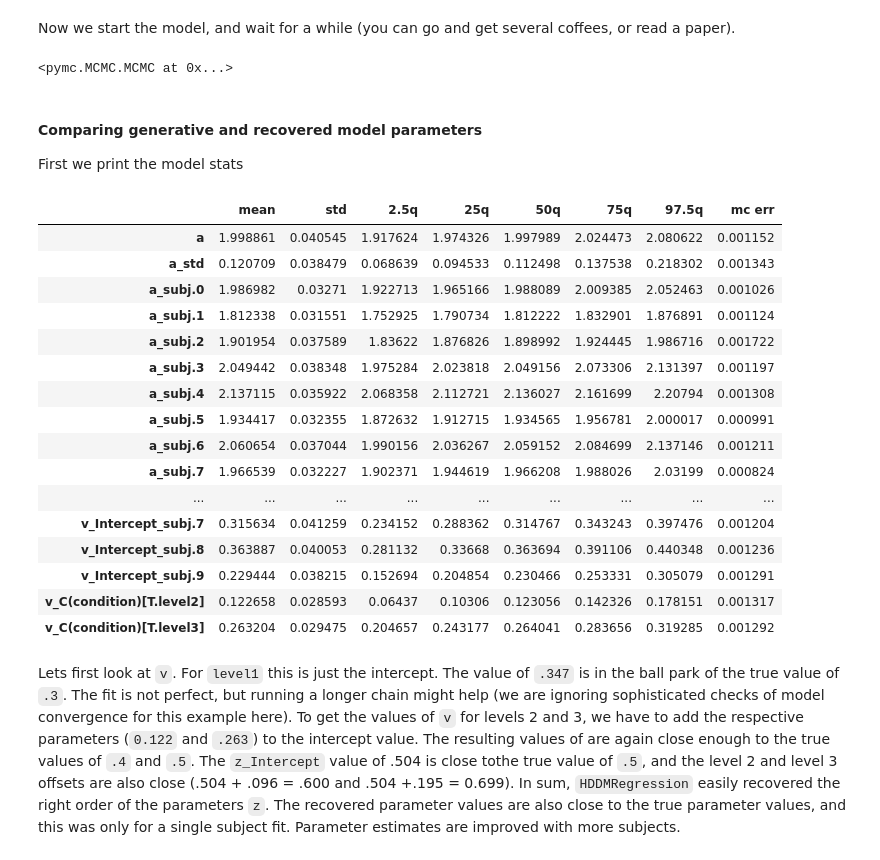
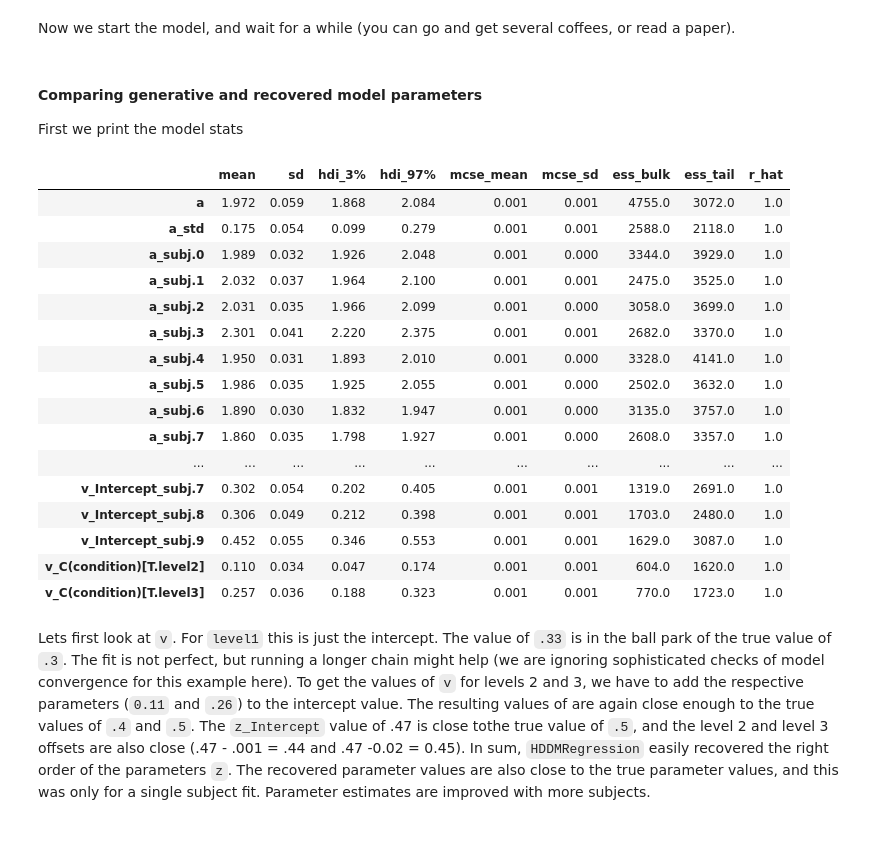
Before and after one commit to hcp4715/dockerHDDM, a Jupyter notebook: OfficialTutorials/HDDM_Regression_Stimcoding.ipynb, the cells around one changed output. Drawn from its saved outputs; the diff is of its cells as text; code cells hidden in the pictures.

```diff
--- a/OfficialTutorials/HDDM_Regression_Stimcoding.ipynb
+++ b/OfficialTutorials/HDDM_Regression_Stimcoding.ipynb
@@ -194,7 +236,3 @@ m_reg = hddm.HDDMRegressor(mydata, reg_descr, include=["v", "a", "t", "z"])
 # %% [markdown]
 Now we start the model, and wait for a while (you can go and get
 several coffees, or read a paper).
-# %%
-m_reg.sample(2000, burn=100)
-# %% [output]
-<pymc.MCMC.MCMC at 0x...>
@@ -202,37 +242,40 @@ m_reg.sample(2000, burn=100)
 #### Comparing generative and recovered model parameters
 
 First we print the model stats
-# %%
-m_reg.gen_stats()
-# %% [output]
-|  | mean | std | 2.5q | 25q | 50q | 75q | 97.5q | mc err |
-| a | 1.998861 | 0.040545 | 1.917624 | 1.974326 | 1.997989 | 2.024473 | 2.080622 | 0.001152 |
-| a_std | 0.120709 | 0.038479 | 0.068639 | 0.094533 | 0.112498 | 0.137538 | 0.218302 | 0.001343 |
-| a_subj.0 | 1.986982 | 0.03271 | 1.922713 | 1.965166 | 1.988089 | 2.009385 | 2.052463 | 0.001026 |
-| a_subj.1 | 1.812338 | 0.031551 | 1.752925 | 1.790734 | 1.812222 | 1.832901 | 1.876891 | 0.001124 |
-| a_subj.2 | 1.901954 | 0.037589 | 1.83622 | 1.876826 | 1.898992 | 1.924445 | 1.986716 | 0.001722 |
-| a_subj.3 | 2.049442 | 0.038348 | 1.975284 | 2.023818 | 2.049156 | 2.073306 | 2.131397 | 0.001197 |
-| a_subj.4 | 2.137115 | 0.035922 | 2.068358 | 2.112721 | 2.136027 | 2.161699 | 2.20794 | 0.001308 |
-| a_subj.5 | 1.934417 | 0.032355 | 1.872632 | 1.912715 | 1.934565 | 1.956781 | 2.000017 | 0.000991 |
-| a_subj.6 | 2.060654 | 0.037044 | 1.990156 | 2.036267 | 2.059152 | 2.084699 | 2.137146 | 0.001211 |
-| a_subj.7 | 1.966539 | 0.032227 | 1.902371 | 1.944619 | 1.966208 | 1.988026 | 2.03199 | 0.000824 |
-| ... | ... | ... | ... | ... | ... | ... | ... | ... |
-| v_Intercept_subj.7 | 0.315634 | 0.041259 | 0.234152 | 0.288362 | 0.314767 | 0.343243 | 0.397476 | 0.001204 |
-| v_Intercept_subj.8 | 0.363887 | 0.040053 | 0.281132 | 0.33668 | 0.363694 | 0.391106 | 0.440348 | 0.001236 |
-| v_Intercept_subj.9 | 0.229444 | 0.038215 | 0.152694 | 0.204854 | 0.230466 | 0.253331 | 0.305079 | 0.001291 |
-| v_C(condition)[T.level2] | 0.122658 | 0.028593 | 0.06437 | 0.10306 | 0.123056 | 0.142326 | 0.178151 | 0.001317 |
-| v_C(condition)[T.level3] | 0.263204 | 0.029475 | 0.204657 | 0.243177 | 0.264041 | 0.283656 | 0.319285 | 0.001292 |
+# %%
+# m_reg.gen_stats()
+
+import arviz as az
+az.summary(m_reg.infdata)
+# %% [output]
+|  | mean | sd | hdi_3% | hdi_97% | mcse_mean | mcse_sd | ess_bulk | ess_tail | r_hat |
+| a | 1.972 | 0.059 | 1.868 | 2.084 | 0.001 | 0.001 | 4755.0 | 3072.0 | 1.0 |
+| a_std | 0.175 | 0.054 | 0.099 | 0.279 | 0.001 | 0.001 | 2588.0 | 2118.0 | 1.0 |
+| a_subj.0 | 1.989 | 0.032 | 1.926 | 2.048 | 0.001 | 0.000 | 3344.0 | 3929.0 | 1.0 |
+| a_subj.1 | 2.032 | 0.037 | 1.964 | 2.100 | 0.001 | 0.001 | 2475.0 | 3525.0 | 1.0 |
+| a_subj.2 | 2.031 | 0.035 | 1.966 | 2.099 | 0.001 | 0.000 | 3058.0 | 3699.0 | 1.0 |
+| a_subj.3 | 2.301 | 0.041 | 2.220 | 2.375 | 0.001 | 0.001 | 2682.0 | 3370.0 | 1.0 |
+| a_subj.4 | 1.950 | 0.031 | 1.893 | 2.010 | 0.001 | 0.000 | 3328.0 | 4141.0 | 1.0 |
+| a_subj.5 | 1.986 | 0.035 | 1.925 | 2.055 | 0.001 | 0.000 | 2502.0 | 3632.0 | 1.0 |
+| a_subj.6 | 1.890 | 0.030 | 1.832 | 1.947 | 0.001 | 0.000 | 3135.0 | 3757.0 | 1.0 |
+| a_subj.7 | 1.860 | 0.035 | 1.798 | 1.927 | 0.001 | 0.000 | 2608.0 | 3357.0 | 1.0 |
+| ... | ... | ... | ... | ... | ... | ... | ... | ... | ... |
+| v_Intercept_subj.7 | 0.302 | 0.054 | 0.202 | 0.405 | 0.001 | 0.001 | 1319.0 | 2691.0 | 1.0 |
+| v_Intercept_subj.8 | 0.306 | 0.049 | 0.212 | 0.398 | 0.001 | 0.001 | 1703.0 | 2480.0 | 1.0 |
+| v_Intercept_subj.9 | 0.452 | 0.055 | 0.346 | 0.553 | 0.001 | 0.001 | 1629.0 | 3087.0 | 1.0 |
+| v_C(condition)[T.level2] | 0.110 | 0.034 | 0.047 | 0.174 | 0.001 | 0.001 | 604.0 | 1620.0 | 1.0 |
+| v_C(condition)[T.level3] | 0.257 | 0.036 | 0.188 | 0.323 | 0.001 | 0.001 | 770.0 | 1723.0 | 1.0 |
 # %% [markdown]
 Lets first look at ``v``. For ``level1`` this is just the
-intercept. The value of ``.347`` is in the ball park of the true value
+intercept. The value of ``.33`` is in the ball park of the true value
 of ``.3``. The fit is not perfect, but running a longer chain might
 help (we are ignoring sophisticated checks of model convergence for
 this example here). To get the values of ``v`` for levels 2 and 3, we
-have to add the respective parameters (``0.122`` and ``.263``) to the
+have to add the respective parameters (``0.11`` and ``.26``) to the
 intercept value. The resulting values of  are again
 close enough to the true values of ``.4`` and ``.5``. The ``z_Intercept``
-value of .504 is close tothe true value of ``.5``, and the level 2 and level 3
-offsets are also close (.504 + .096 = .600 and .504 +.195 = 0.699).   In sum,
+value of .47 is close tothe true value of ``.5``, and the level 2 and level 3
+offsets are also close (.47 - .001 = .44 and .47 -0.02 = 0.45).   In sum,
 ``HDDMRegression`` easily recovered the right order of the parameters
 ``z``. The recovered parameter values are also close to the true
 parameter values, and this was only for a single subject fit.
```
Also changed, not shown: parts of 6 cells of this notebook.
